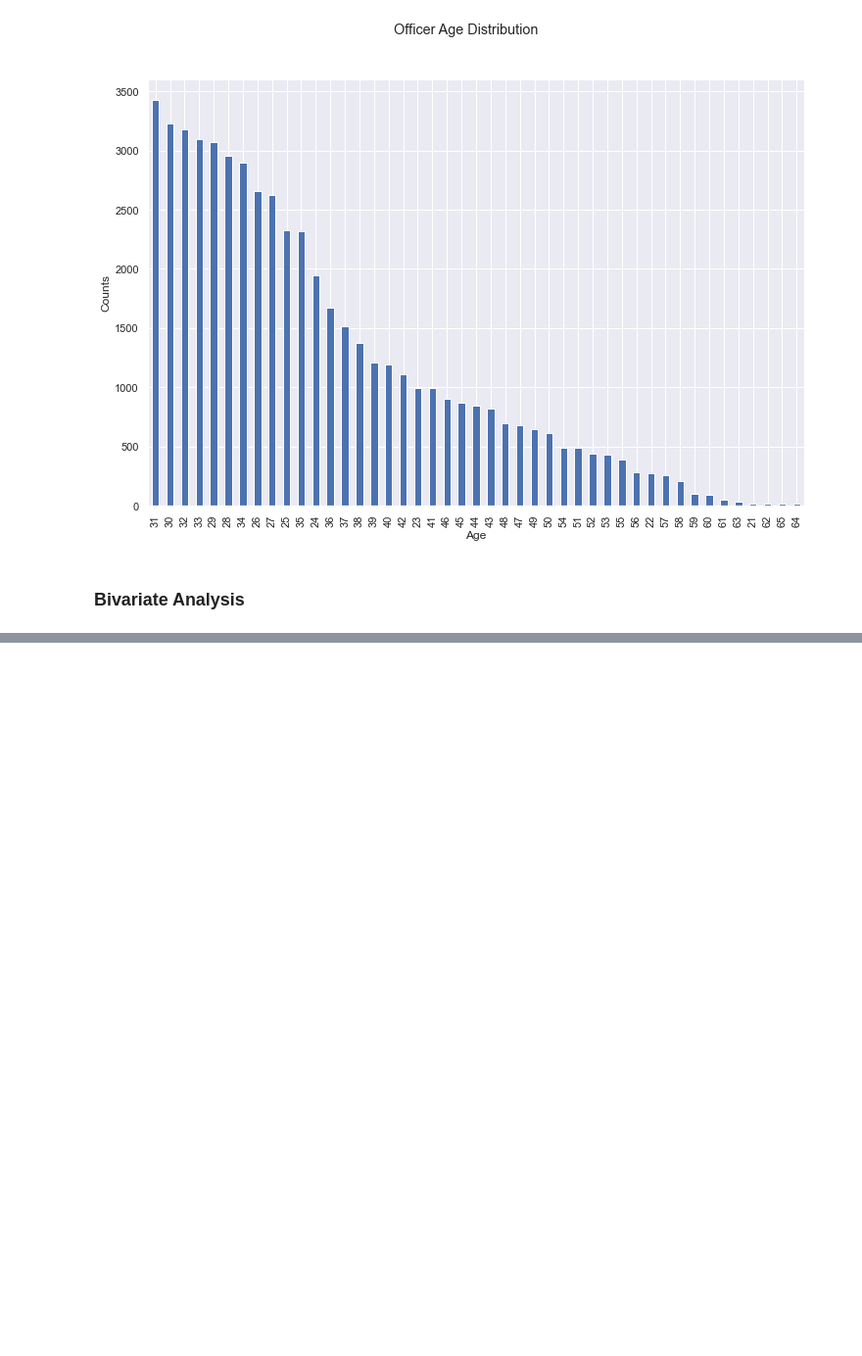
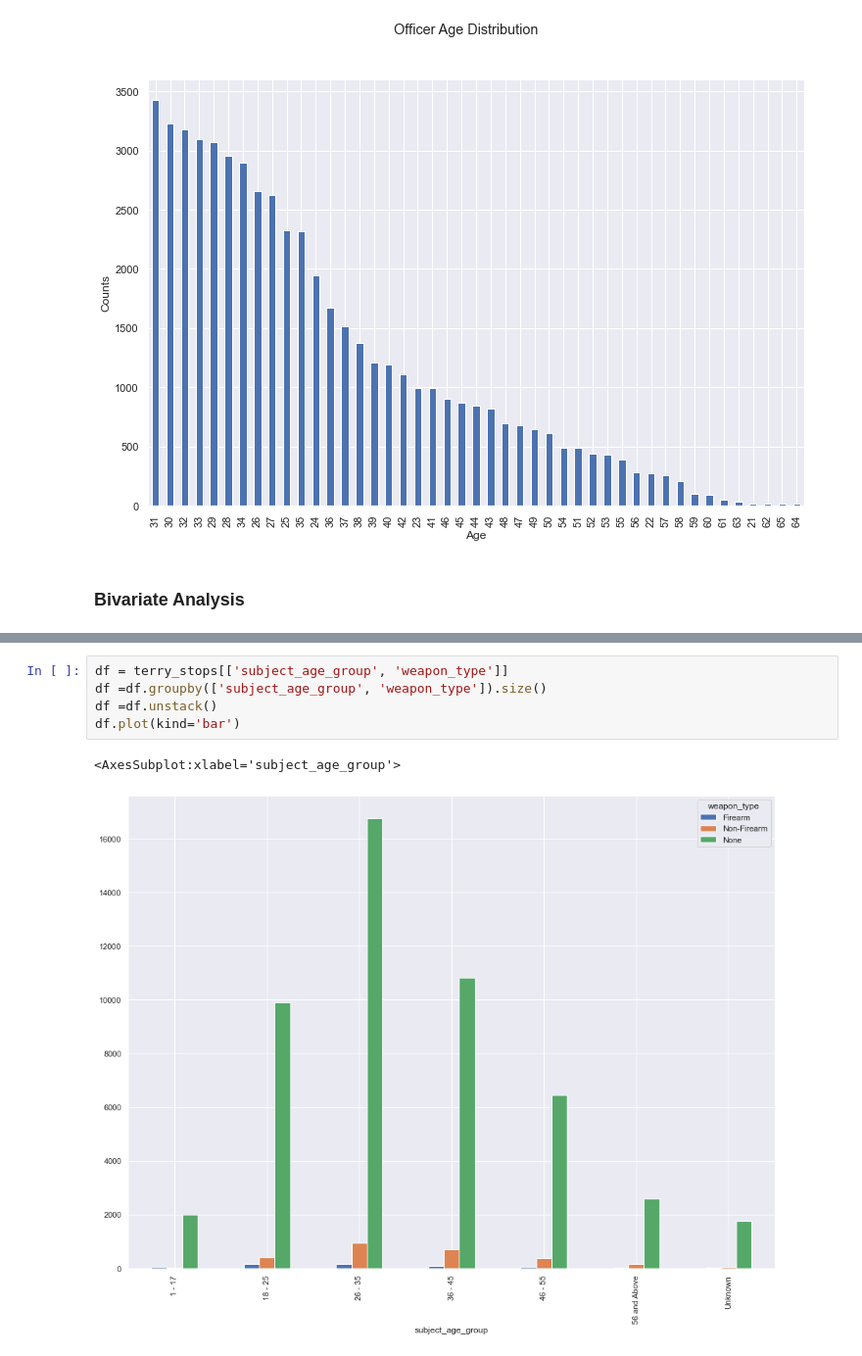
Before and after one commit to Azegele/Phase-3-Project, a Jupyter notebook: index.ipynb, the cells around one changed output, grey strips where cells are left out. Shown: that part at 98% size. Drawn from its saved outputs; the diff is of its cells as text; blank space fills up the shorter version.

```diff
--- a/index.ipynb
+++ b/index.ipynb
@@ -680,0 +678,8 @@ sns.histplot(x='officer_age',hue='arrest_flag',data=terry_stops, color=['#0437F2
+# %%
+df = terry_stops[['subject_age_group', 'weapon_type']]
+df =df.groupby(['subject_age_group', 'weapon_type']).size()
+df =df.unstack()
+df.plot(kind='bar')
+# %% [output]
+<AxesSubplot:xlabel='subject_age_group'>
+[figure, added]
```
Also changed, not shown: parts of 26 cells of this notebook.
